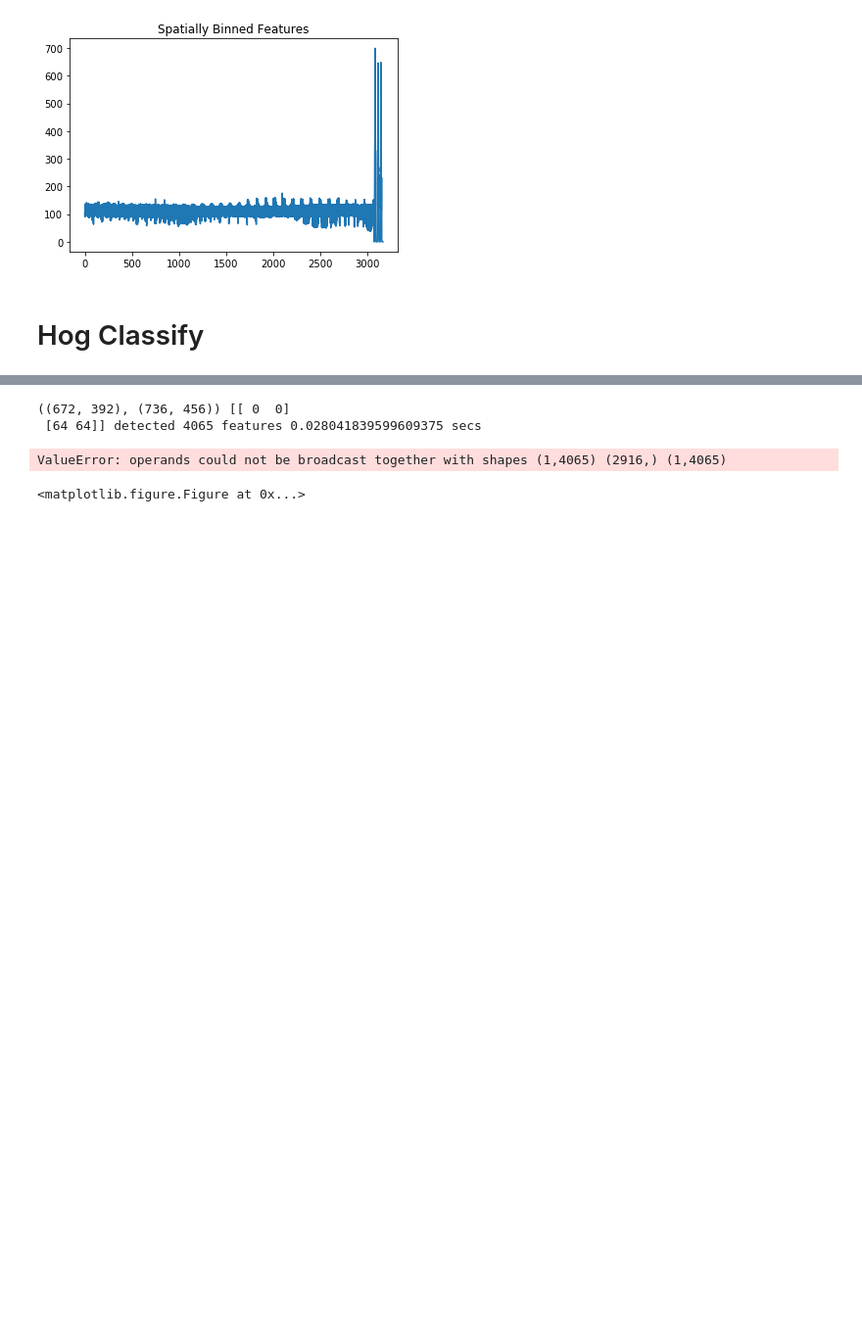
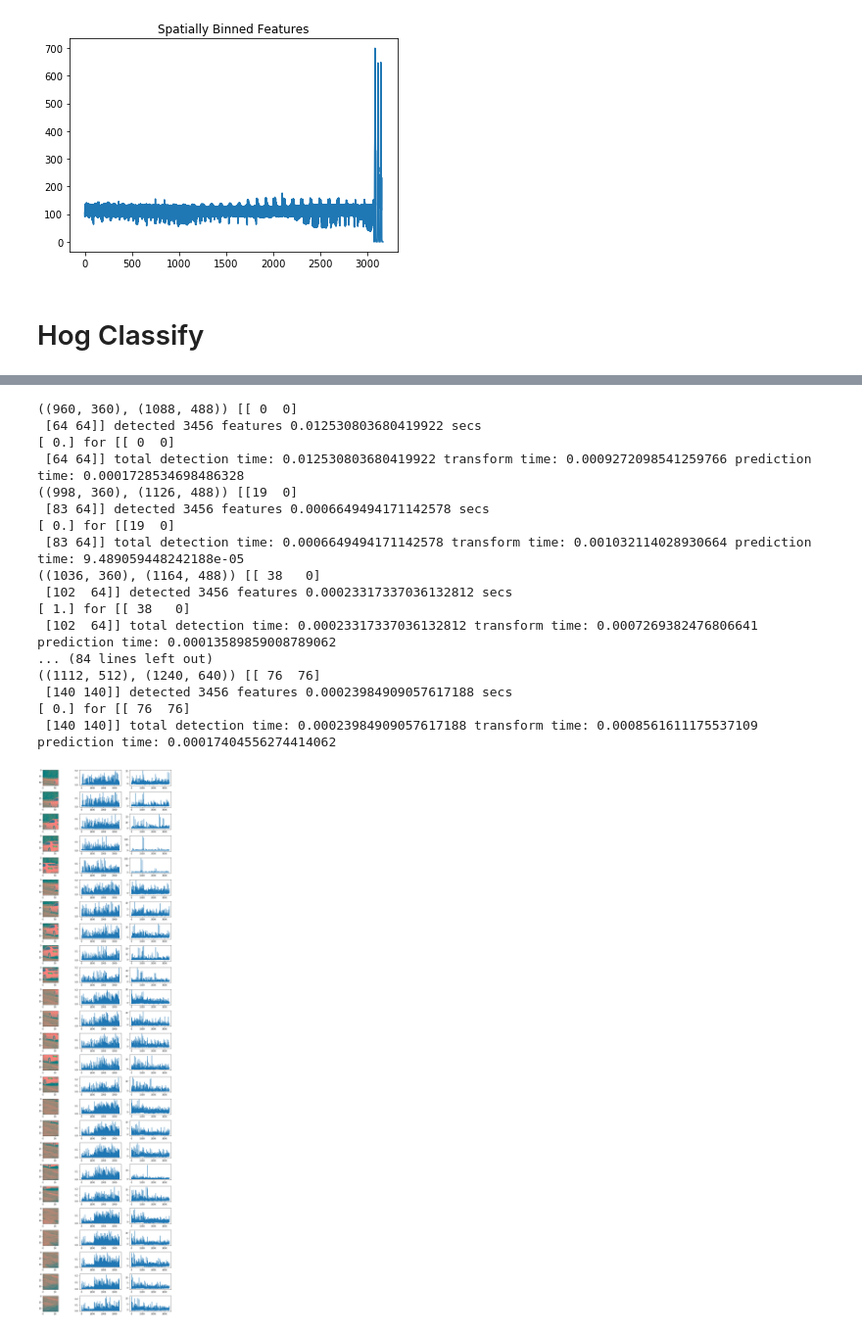
Before and after one commit to hortovanyi/udacity-vehicle-detection-project, a Jupyter notebook: Data Exploration.ipynb, the cells around one changed output, grey strips where cells are left out. Shown at 98% size. Cells and saved outputs as stored; diff of their text form; code cells hidden in the pictures; blank space fills up the shorter version.

```diff
--- a/Data Exploration.ipynb
+++ b/Data Exploration.ipynb
@@ -416,49 +422,63 @@ def hog_slice_test(images=fixed(vimages), i:(0,len(vimages)-1)=0,
 
 @interact
 def single_windows_features_test(images=fixed(images), i:(0,len(images)-1)=0,
-                                 shape:wb.shape_keys="medium"):
+                                 shape:wb.shape_keys="large"):
 
     vehicle_detection = VehicleDetection(search_params,images[i].shape[0], images[i].shape[1])
     vehicle_detection.image = images[i]
     camera_image = vehicle_detection.camera_image
     window_boxes = vehicle_detection.window_boxes
     image_slice = ImageSlice(camera_image, window_boxes, search_params, shape)
 
     nboxes=len(window_boxes.window_boxes_dict[shape])
     fig = plt.figure(figsize=(10,nboxes*1.5))
 
     i = 0
     for wbs in image_slice.window_generator():
         t=time.time()
         features = VehicleDetection.single_window_features(image_slice, wbs, search_params)
         t2=time.time()
         print("{} {} detected {} features {} secs".format(wbs.bbox, wbs.bbox_slice,len(features),t2-t))
         #X=[features]
         scaled_features = search_params.X_scaler.transform(features.reshape(1,-1))
         t3=time.time()
 #         print("feature scale time {}".format(t3-t2))
 
 #         print("scaled_X {}".format(scaled_X))
         prediction = search_params.clf.predict(scaled_features)
         t4=time.time()
         print("{} for {} total detection time: {} transform time: {} prediction time: {}".format(prediction,wbs.bbox_slice,t2-t,t3-t2,t4-t3))
-#         # plotting is slow
-#         plt.subplot(nboxes, 3, (i*3)+1)
-#         plt.imshow(image_slice.slice_window(wbs.bbox_slice))
-#         #plt.xticks([]), plt.yticks([])
-#         plt.subplot(nboxes, 3, (i*3)+2)
-#         plt.plot(features)
-#         plt.subplot(nboxes, 3, (i*3)+3)
-#         plt.plot(scaled_features[0])
-#         fig.tight_layout()
-#         i += 1
+        # plotting is slow
+        plt.subplot(nboxes, 3, (i*3)+1)
+        plt.imshow(image_slice.slice_window(wbs.bbox_slice))
+        #plt.xticks([]), plt.yticks([])
+        plt.subplot(nboxes, 3, (i*3)+2)
+        plt.plot(features)
+        plt.subplot(nboxes, 3, (i*3)+3)
+        plt.plot(scaled_features[0])
+        fig.tight_layout()
+        i += 1
 
     plt.show
 # %% [output]
-((672, 392), (736, 456)) [[ 0  0]
- [64 64]] detected 4065 features 0.028041839599609375 secs
+((960, 360), (1088, 488)) [[ 0  0]
+ [64 64]] detected 3456 features 0.012530803680419922 secs
+[ 0.] for [[ 0  0]
+ [64 64]] total detection time: 0.012530803680419922 transform time: 0.0009272098541259766 prediction time: 0.0001728534698486328
+((998, 360), (1126, 488)) [[19  0]
+ [83 64]] detected 3456 features 0.0006649494171142578 secs
+[ 0.] for [[19  0]
+ [83 64]] total detection time: 0.0006649494171142578 transform time: 0.001032114028930664 prediction time: 9.489059448242188e-05
+((1036, 360), (1164, 488)) [[ 38   0]
+ [102  64]] detected 3456 features 0.00023317337036132812 secs
+[ 1.] for [[ 38   0]
+ [102  64]] total detection time: 0.00023317337036132812 transform time: 0.0007269382476806641 prediction time: 0.00013589859008789062
+... (84 lines left out)
+((1112, 512), (1240, 640)) [[ 76  76]
+ [140 140]] detected 3456 features 0.00023984909057617188 secs
+[ 0.] for [[ 76  76]
+ [140 140]] total detection time: 0.00023984909057617188 transform time: 0.0008561611175537109 prediction time: 0.00017404556274414062
-ValueError: operands could not be broadcast together with shapes (1,4065) (2916,) (1,4065)
-<matplotlib.figure.Figure at 0x...>
+[figure, added]
 # %%
 loop = asyncio.new_event_loop()
 asyncio.set_event_loop(loop)
```
Also changed, not shown: parts of 13 cells of this notebook, 6 other files.
